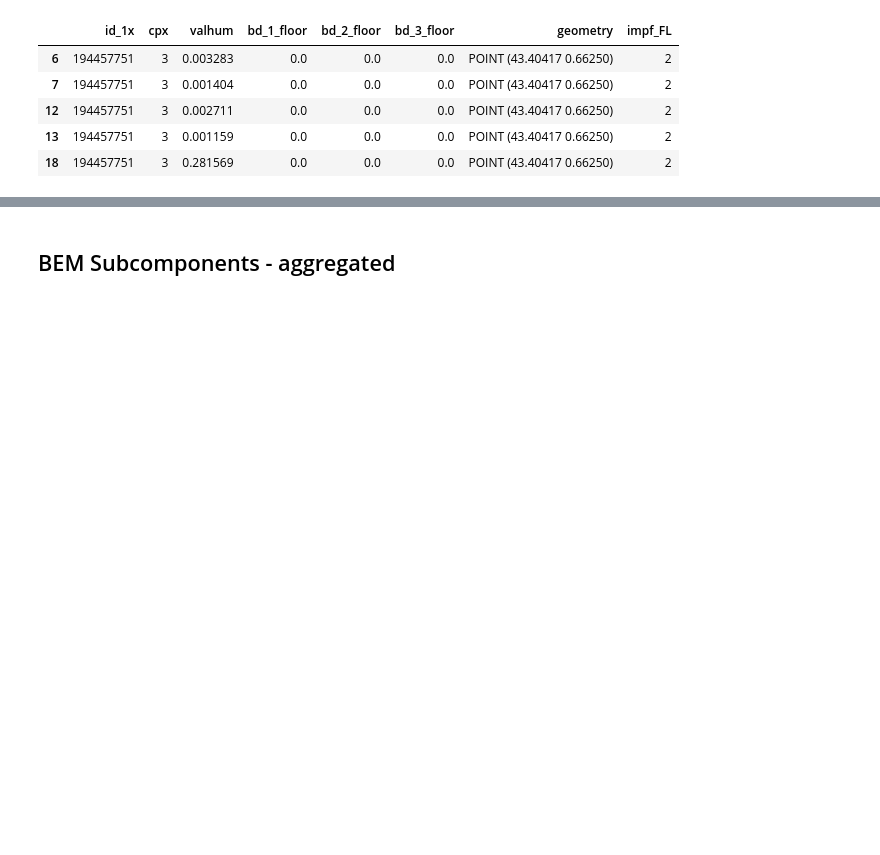
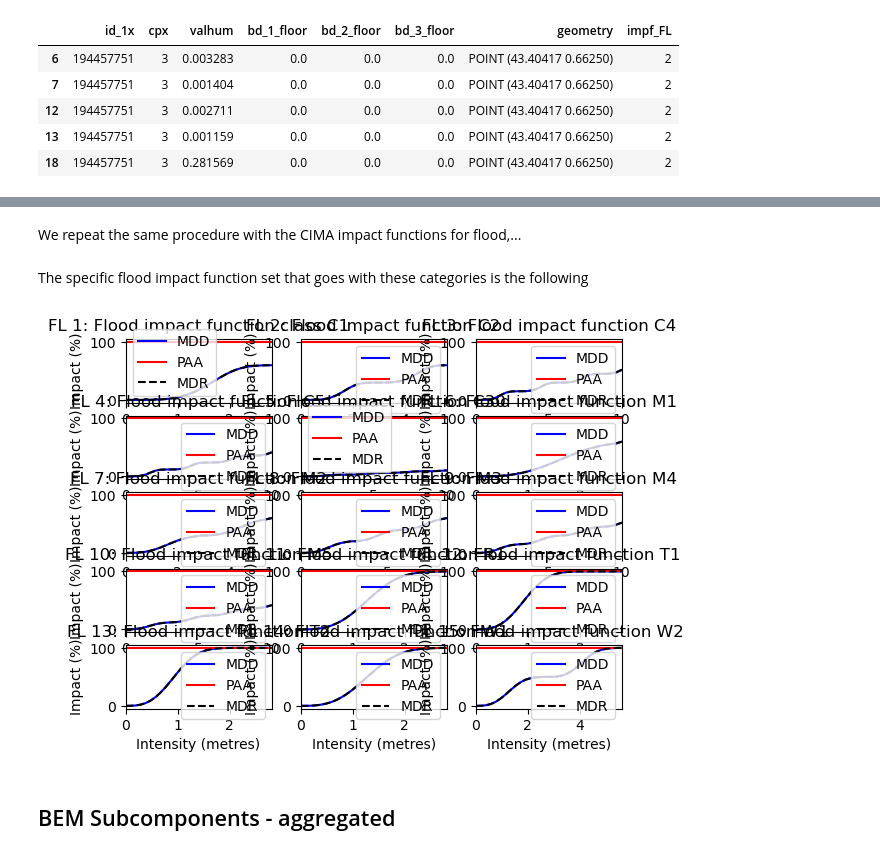
Before and after one commit to Evelyn-M/global-displacement-risk, a Jupyter notebook: doc/tutorial_exposure.ipynb, the cells around one changed output, grey strips where cells are left out. Drawn from its saved outputs; the diff is of its cells as text; code cells hidden in the pictures; blank space fills up the shorter version.

```diff
--- a/doc/tutorial_exposure.ipynb
+++ b/doc/tutorial_exposure.ipynb
@@ -129,0 +161,2 @@ exp_bem_subcomps.gdf.head()
+# %% [markdown]
+We repeat the same procedure with the CIMA impact functions for flood,...
@@ -130,3 +175,9 @@ exp_bem_subcomps.gdf.head()
+# %% [markdown]
+The specific flood impact function set that goes with these categories is the following
+# %%
+vulnerability.IMPF_SET_FL_CIMA.plot();
+# %% [output]
+[figure, added]
 # %% [markdown]
 ## BEM Subcomponents - aggregated
 # %% [markdown]
```
Also changed, not shown: parts of 12 cells of this notebook, 1 other file.
